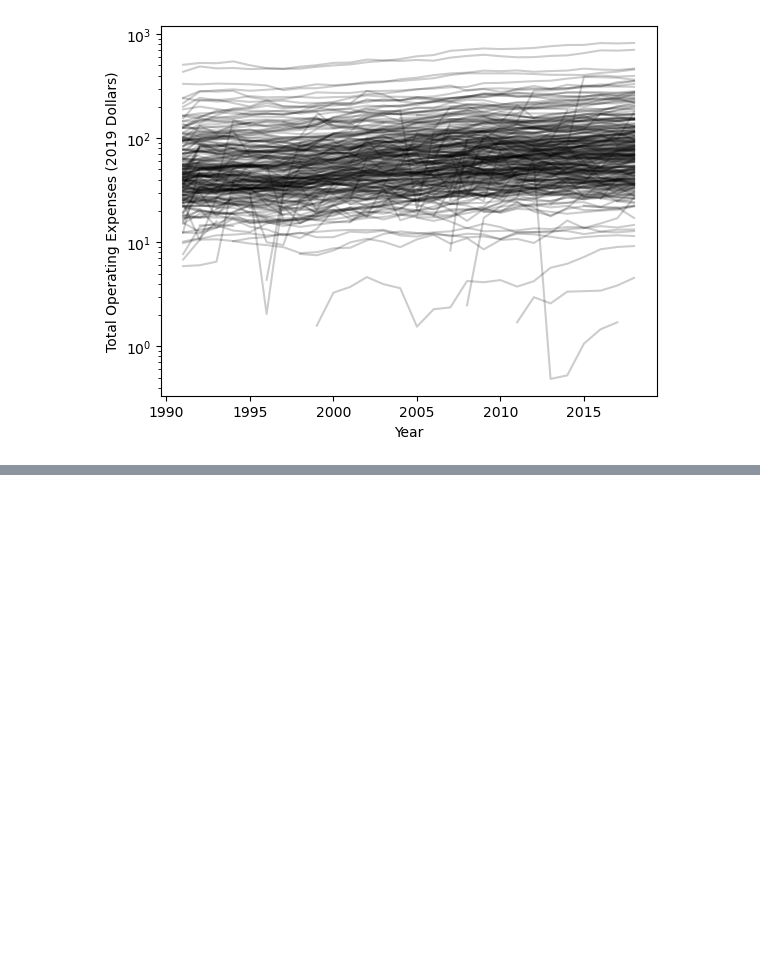
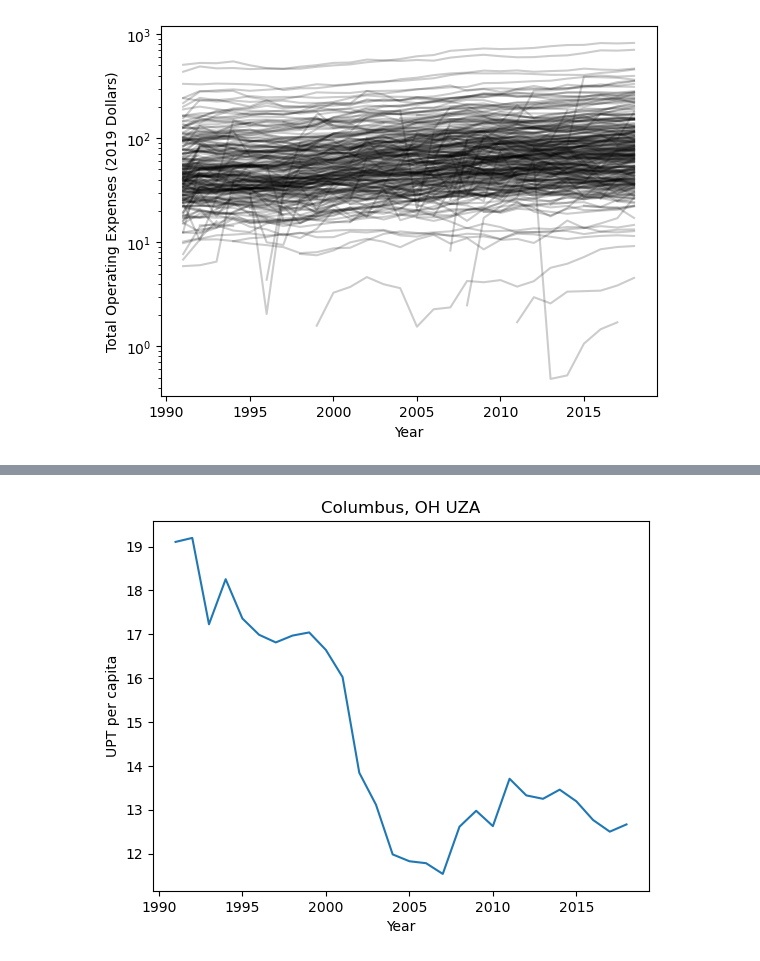
Before and after one commit to lodubay/transit-ridership, a Jupyter notebook: notebooks/time_series_LD.ipynb, the cells around one changed output, grey strips where cells are left out. Saved outputs shown, nothing was run; the diff lists cells and outputs as text; code cells hidden in the pictures; blank space fills up the shorter version.

```diff
--- a/notebooks/time_series.ipynb
+++ b/notebooks/time_series_LD.ipynb
@@ -65,0 +114,9 @@ plt.show()
+# %%
+fig, ax = plt.subplots()
+ax.plot(years, upt_data.loc['19234'])
+ax.set_xlabel('Year')
+ax.set_ylabel('UPT per capita')
+ax.set_title('Columbus, OH UZA')
+plt.show()
+# %% [output]
+[figure, added]
```
Also changed, not shown: parts of 4 cells of this notebook.
